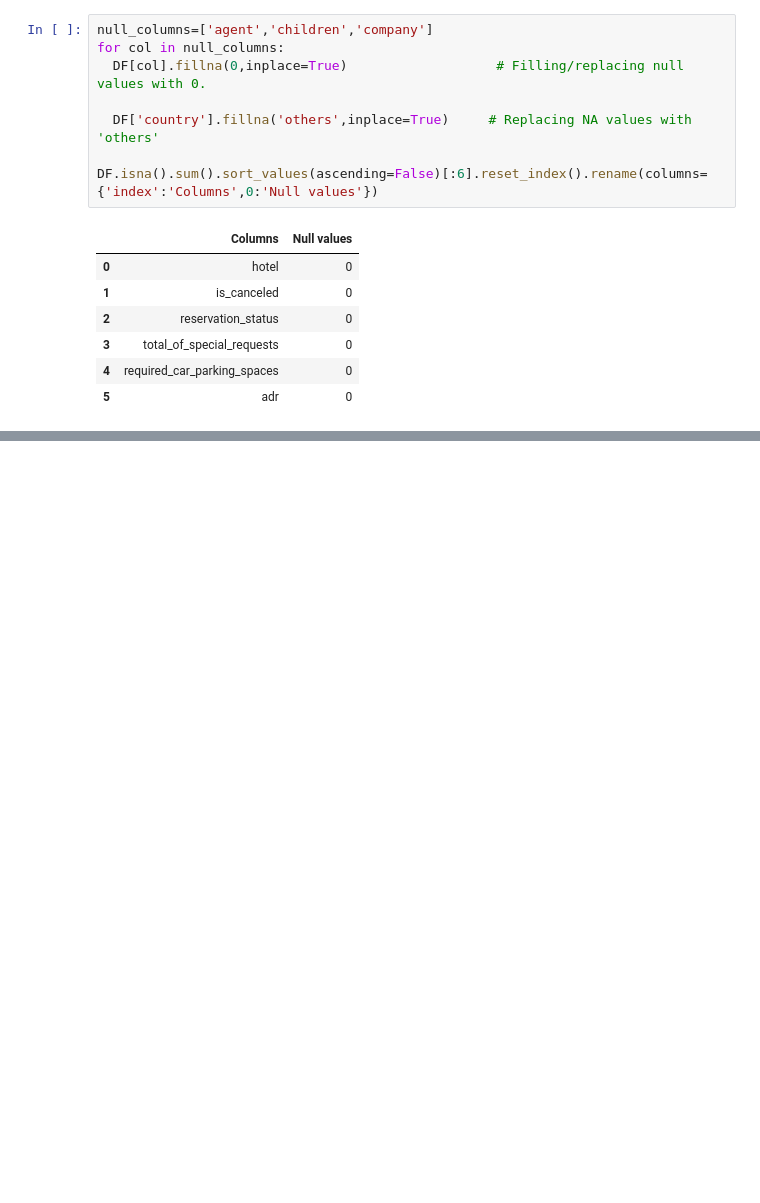
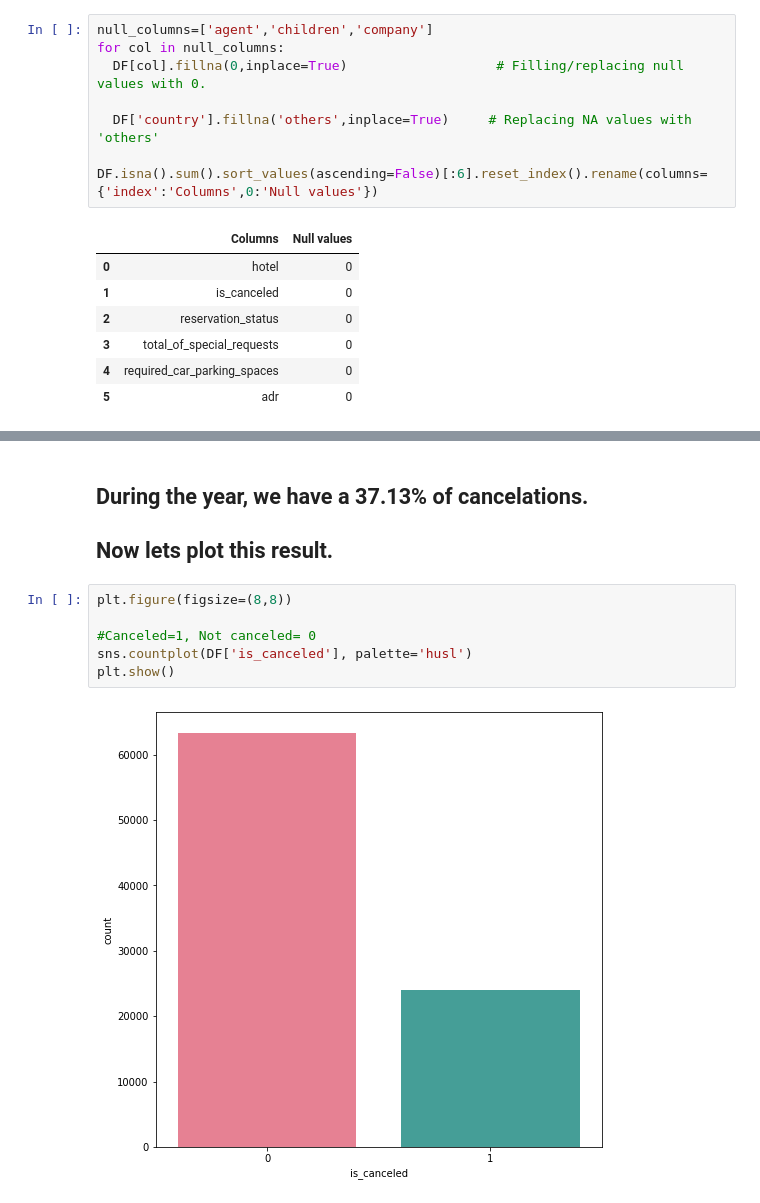
Before and after one commit to pratikghodke777/Hotel-Booking-Analysis---Capstone-Project-, a Jupyter notebook: Hotel_Booking_Analysis_Capstone_Project_(1).ipynb, the cells around one changed output, grey strips where cells are left out. Cells and saved outputs as stored; diff of their text form; blank space fills up the shorter version.

```diff
--- a/Hotel_Booking_Analysis_Capstone_Project_(1).ipynb
+++ b/Hotel_Booking_Analysis_Capstone_Project_(1).ipynb
@@ -238,0 +311,12 @@ DF.isna().sum().sort_values(ascending=False)[:6].reset_index().rename(columns={'
+# %% [markdown]
+## **During the year, we have a 37.13% of cancelations.**
+
+## **Now lets plot this result.**
+# %%
+plt.figure(figsize=(8,8))
+
+#Canceled=1, Not canceled= 0
+sns.countplot(DF['is_canceled'], palette='husl')
+plt.show()
+# %% [output]
+[figure, added]
```
Also changed, not shown: parts of 46 cells of this notebook.
